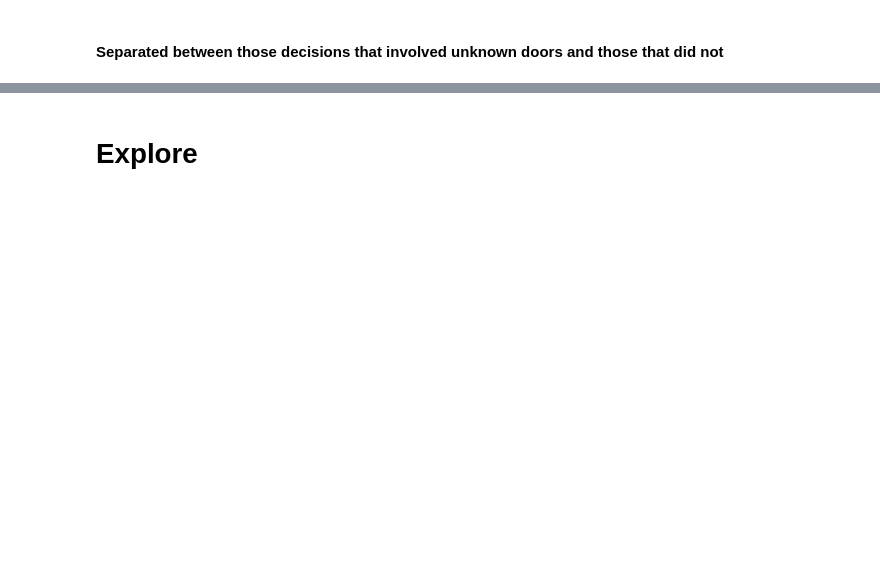
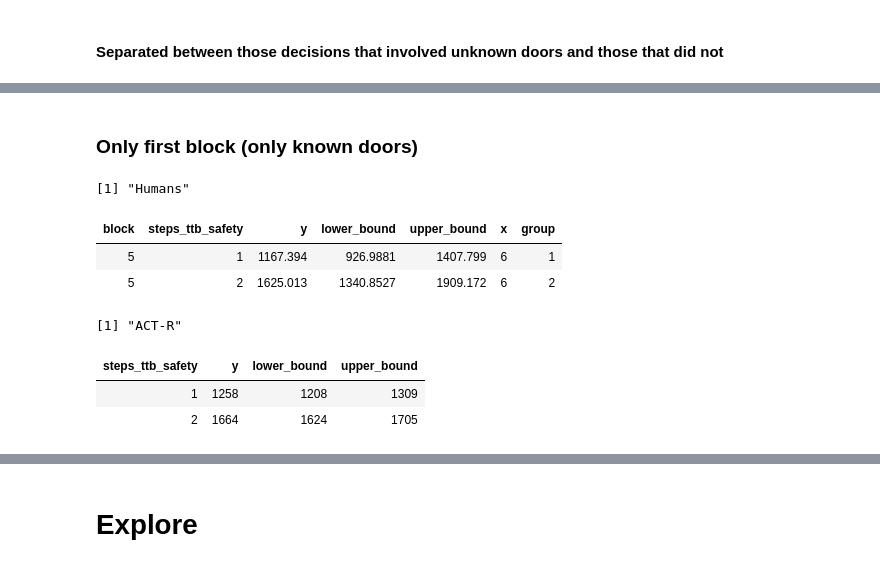
Before and after one commit to franciscoqv/evacuation-actr, a Jupyter notebook: Data analysis - Evacuation/Forced Choice Analysis.ipynb, the cells around one changed output, grey strips where cells are left out. Saved outputs shown, nothing was run; the diff lists cells and outputs as text; code cells hidden in the pictures; blank space fills up the shorter version.

```diff
--- a/Data analysis - Evacuation/Forced Choice Analysis.ipynb
+++ b/Data analysis - Evacuation/Forced Choice Analysis.ipynb
@@ -122,0 +127,2 @@ dat[dat$equivalent_options == TRUE, 'chosen_ttb_speed'] <- 'unknown'
+# %%
+agents <- read_csv("../ACT-R/outputs/experiment-results.csv")
@@ -142,6 +205,21 @@ accordance <- function( data, column ) {
                    upper_bound = t.test(accordance_rate, conf.level=0.95)$conf.int[2]) %>%
         round( decimals )
 }
+# %%
+accordance_actr <- function( data, column ) {
+
+    column <- enquo(column)
+
+    data %>%
+        mutate( correctly_predicted = (chosen_door == !!column) ) %>%
+        group_by( id ) %>%
+        summarize( accordance_rate = mean(correctly_predicted) ) %>%
+        summarize( accordance_rate_mean = mean(accordance_rate),
+                   se = se(accordance_rate),
+                   lower_bound = t.test(accordance_rate, conf.level=0.95)$conf.int[1],
+                   upper_bound = t.test(accordance_rate, conf.level=0.95)$conf.int[2]) %>%
+        round( decimals )
+}
 # %% [markdown]
 ### 1. Cases where both models predict the same outcome
 # %%
@@ -599,0 +733,27 @@ head(response_times)
+# %% [markdown]
+### Only first block (only known doors)
+# %%
+print("Humans")
+rt_ttb_safety_f %>% filter(block==5)
+
+print("ACT-R")
+agents %>%
+                    filter(unknown_door_involved == FALSE) %>% # Unknown doors filtered out
+                    group_by(id, steps_ttb_safety) %>%
+                    summarize(subject_rt_mean = mean(rt)) %>% # per subject per block
+                    group_by(steps_ttb_safety) %>%
+                    summarize(y = mean(subject_rt_mean),
+                              lower_bound = t.test(subject_rt_mean, conf.level=0.95)$conf.int[1],
+                              upper_bound = t.test(subject_rt_mean, conf.level=0.95)$conf.int[2]) %>%
+                    mutate(y = round(y, 3) * 1000,
+                           lower_bound = round(lower_bound, 3) * 1000,
+                           upper_bound = round(upper_bound, 3) * 1000)
+# %% [output]
+[1] "Humans"
+| block | steps_ttb_safety | y | lower_bound | upper_bound | x | group |
+| 5 | 1 | 1167.394 | 926.9881 | 1407.799 | 6 | 1 |
+| 5 | 2 | 1625.013 | 1340.8527 | 1909.172 | 6 | 2 |
+[1] "ACT-R"
+| steps_ttb_safety | y | lower_bound | upper_bound |
+| 1 | 1258 | 1208 | 1309 |
+| 2 | 1664 | 1624 | 1705 |
```
Also changed, not shown: parts of 30 cells of this notebook, 8 other files.
